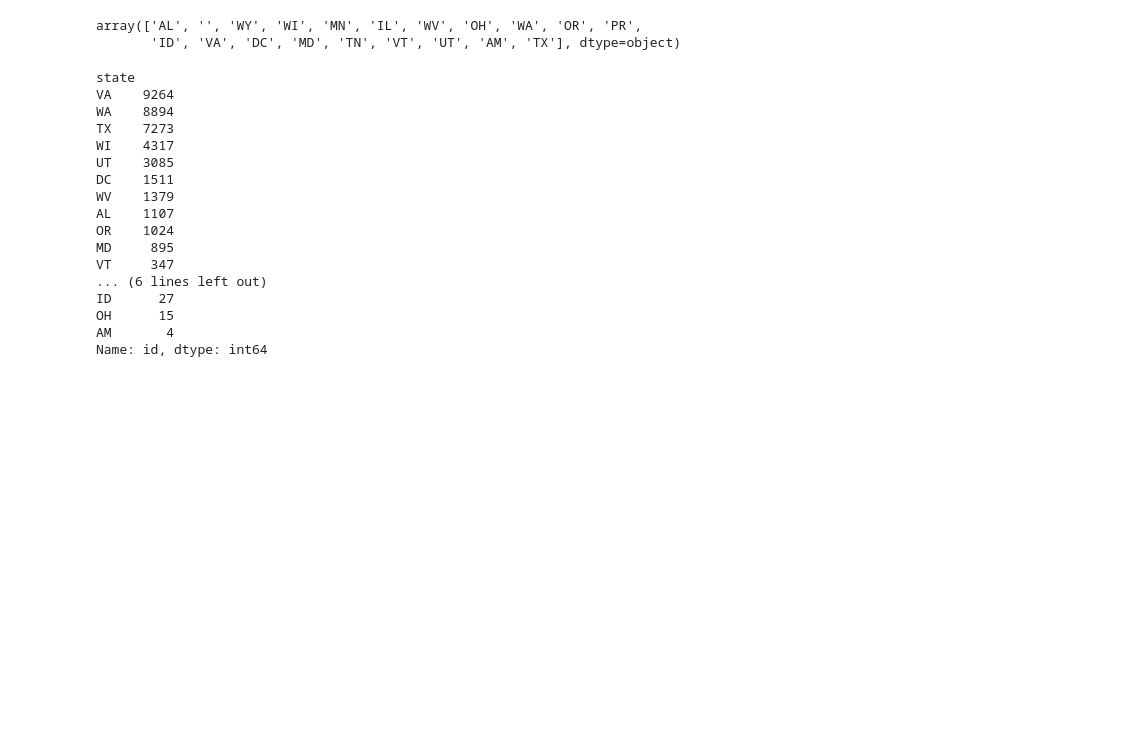
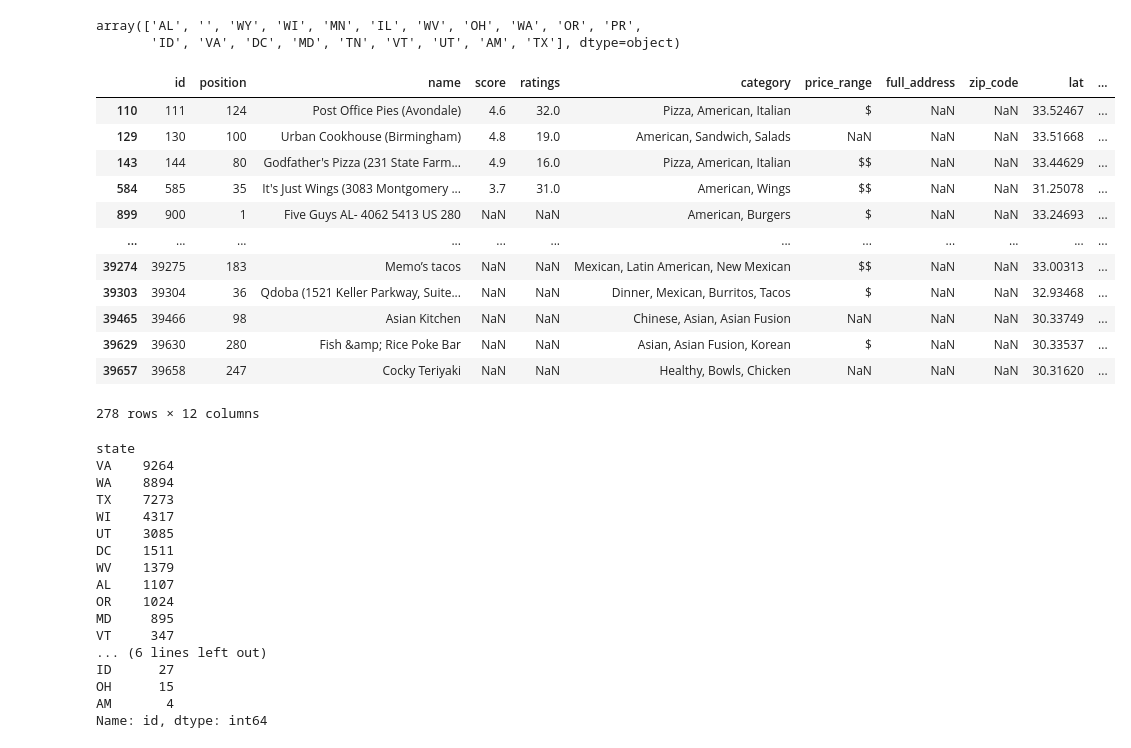
Before and after one commit to infoshareacademy/JDSZR11-DatA_Team, a Jupyter notebook: Project_python.ipynb, the cells around one changed output. Drawn from its saved outputs; the diff is of its cells as text; code cells hidden in the pictures; blank space fills up the shorter version.

```diff
--- a/Project_python.ipynb
+++ b/Project_python.ipynb
@@ -121,6 +147,22 @@ restaurants['state'].unique()
 # %% [output]
 array(['AL', '', 'WY', 'WI', 'MN', 'IL', 'WV', 'OH', 'WA', 'OR', 'PR',
        'ID', 'VA', 'DC', 'MD', 'TN', 'VT', 'UT', 'AM', 'TX'], dtype=object)
+# %%
+restaurants[restaurants['state']=='']
+# %% [output]
+|  | id | position | name | score | ratings | category | price_range | full_address | zip_code | lat | ... |
+| 110 | 111 | 124 | Post Office Pies (Avondale) | 4.6 | 32.0 | Pizza, American, Italian | $ | NaN | NaN | 33.52467 | ... |
+| 129 | 130 | 100 | Urban Cookhouse (Birmingham) | 4.8 | 19.0 | American, Sandwich, Salads | NaN | NaN | NaN | 33.51668 | ... |
+| 143 | 144 | 80 | Godfather's Pizza (231 State Farm... | 4.9 | 16.0 | Pizza, American, Italian | $$ | NaN | NaN | 33.44629 | ... |
+| 584 | 585 | 35 | It's Just Wings (3083 Montgomery ... | 3.7 | 31.0 | American, Wings | $$ | NaN | NaN | 31.25078 | ... |
+| 899 | 900 | 1 | Five Guys AL- 4062 5413 US 280 | NaN | NaN | American, Burgers | $ | NaN | NaN | 33.24693 | ... |
+| ... | ... | ... | ... | ... | ... | ... | ... | ... | ... | ... | ... |
+| 39274 | 39275 | 183 | Memo’s tacos | NaN | NaN | Mexican, Latin American, New Mexican | $$ | NaN | NaN | 33.00313 | ... |
+| 39303 | 39304 | 36 | Qdoba (1521 Keller Parkway, Suite... | NaN | NaN | Dinner, Mexican, Burritos, Tacos | $ | NaN | NaN | 32.93468 | ... |
+| 39465 | 39466 | 98 | Asian Kitchen | NaN | NaN | Chinese, Asian, Asian Fusion | NaN | NaN | NaN | 30.33749 | ... |
+| 39629 | 39630 | 280 | Fish &amp; Rice Poke Bar | NaN | NaN | Asian, Asian Fusion, Korean | $ | NaN | NaN | 30.33537 | ... |
+| 39657 | 39658 | 247 | Cocky Teriyaki | NaN | NaN | Healthy, Bowls, Chicken | NaN | NaN | NaN | 30.31620 | ... |
+278 rows × 12 columns
 # %%
 restaurants.groupby('state')['id'].count().sort_values(ascending=False)
 # %% [output]
```
Also changed, not shown: parts of 12 cells of this notebook.
